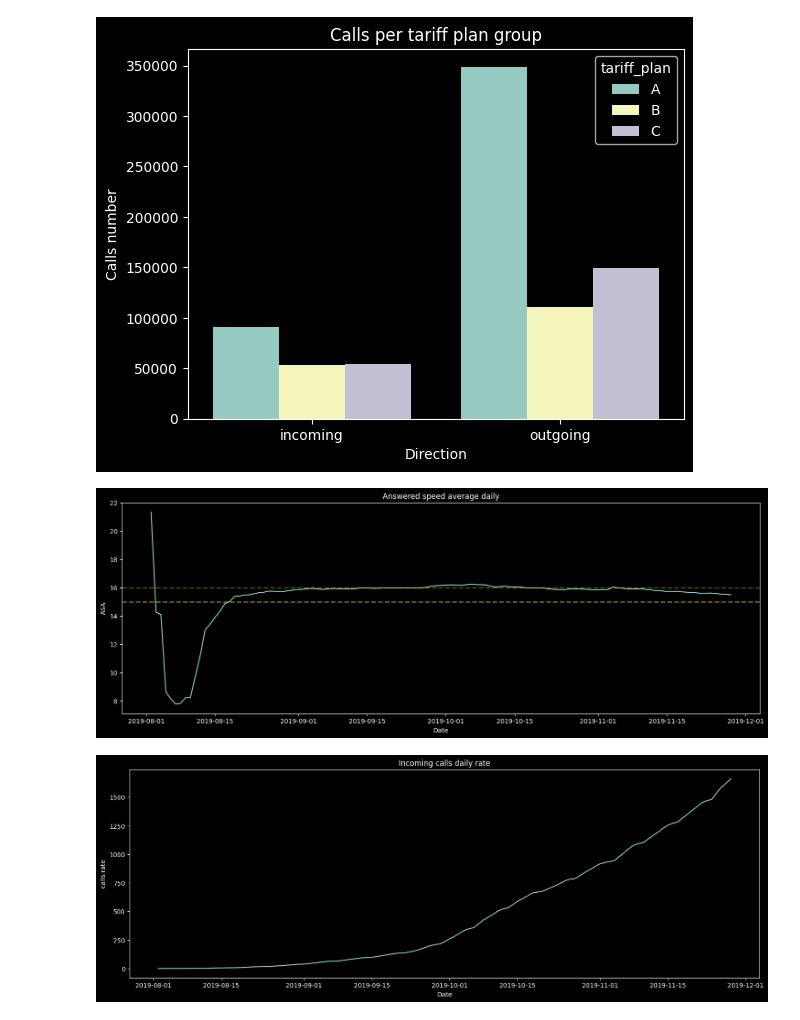
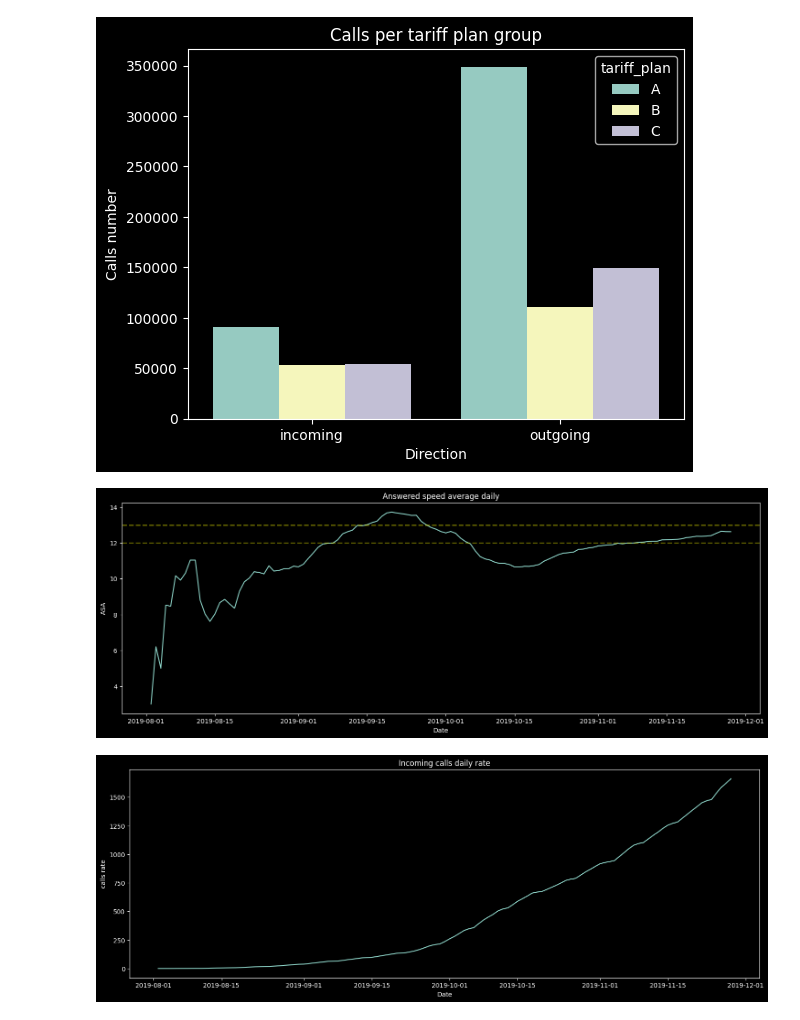
Before and after one commit to XivxnX/analisis_CallMeBaby, a Jupyter notebook: analisis_callmebaby.ipynb, the cells around one changed output. Drawn from its saved outputs; the diff is of its cells as text; code cells hidden in the pictures.

```diff
--- a/analisis_callmebaby.ipynb
+++ b/analisis_callmebaby.ipynb
@@ -228,32 +242,35 @@ plt.show()
 [figure]
 # %%
 # velocidad media de respuesta (ASA)
-# filtrar por llamadas atendidas
-answered_calls = calls.query('is_missed_call != "True"')
+# filtrar por llamadas entrantes
+incoming_calls = calls.query('direction == "in"')
 
 # calcular ASA (total waiting time / calls number)
 ASA = (
-    answered_calls.groupby('dt', as_index=False)
-    .agg({'calls_count':'sum', 'waiting_time':'sum'})
+    incoming_calls.groupby('dt', as_index=False)
+    .agg({
+        'calls_count':'sum',
+        'waiting_time':'sum'
+    })
 )
 
 ASA['total_calls'] = ASA['calls_count'].cumsum()
 ASA['total_waiting_time'] = ASA['waiting_time'].cumsum()
 ASA['asa'] = ASA['total_waiting_time'] / ASA['total_calls']
 
 # gráfico de líneas: ASA por día
 plt.figure(figsize=[18,6])
 
 sns.lineplot(ASA,
             x='dt',
             y='asa')
 plt.title('Answered speed average daily')
 plt.ylabel('ASA')
 plt.xlabel('Date')
-plt.axhline(y=16, color='yellow', linestyle='--', linewidth=2, alpha=0.4)
-plt.axhline(y=15, color='yellow', linestyle='--', linewidth=2, alpha=0.4)
+plt.axhline(y=13, color='yellow', linestyle='--', linewidth=2, alpha=0.4)
+plt.axhline(y=12, color='yellow', linestyle='--', linewidth=2, alpha=0.4)
 plt.show()
 # %% [output]
-[figure, old version]
+[figure, new version]
 # %%
 # tasa de llegada de llamadas
```
Also changed, not shown: parts of 23 cells of this notebook.
